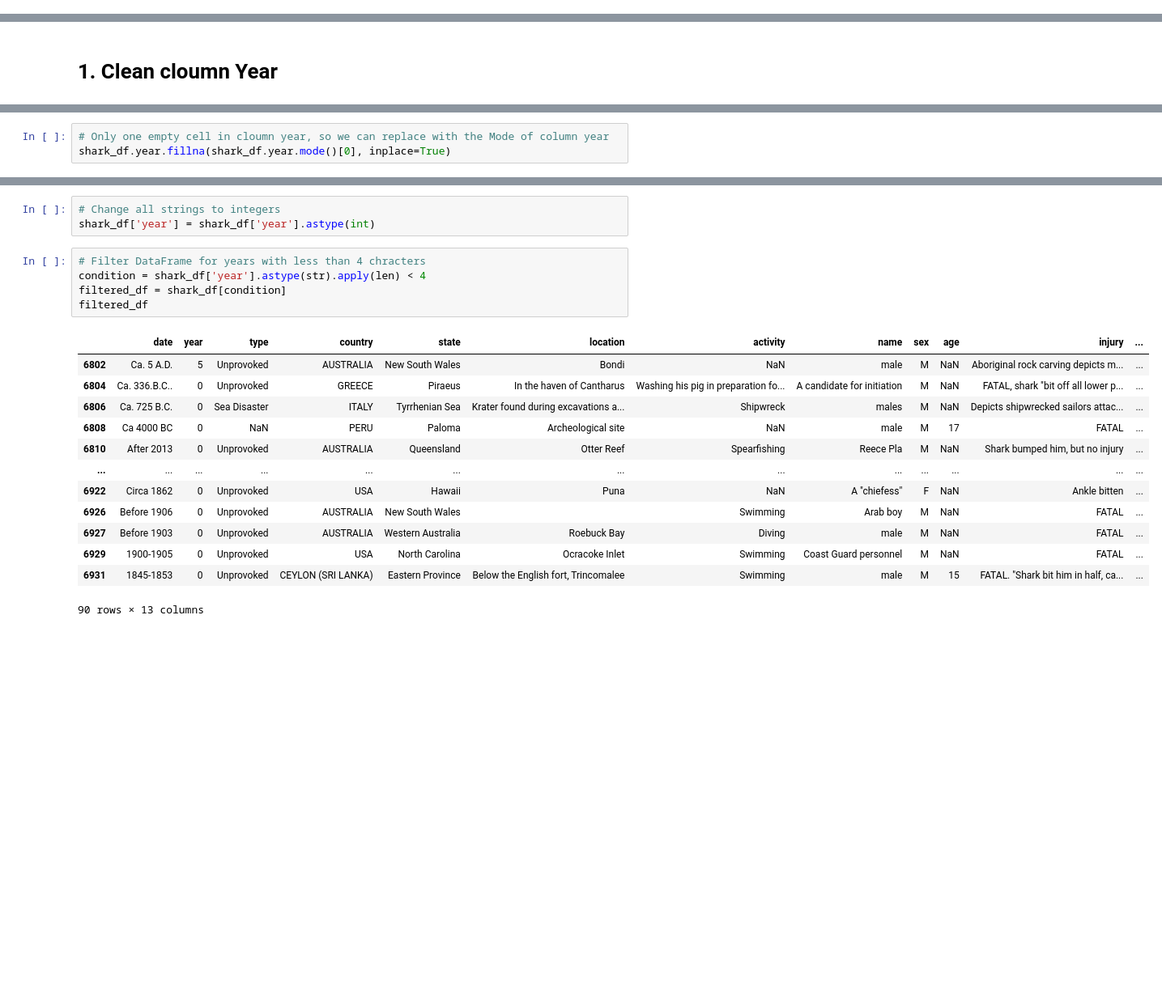
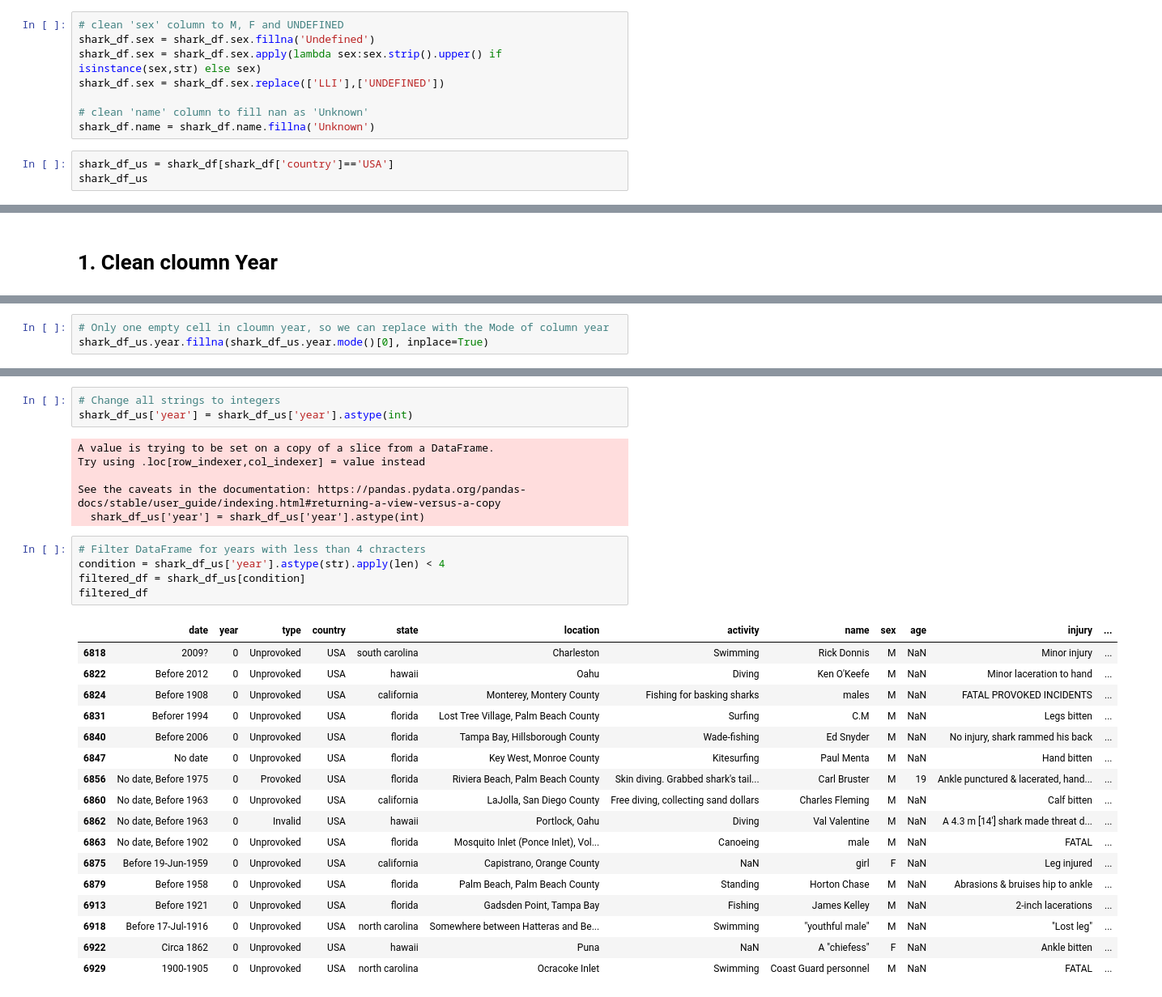
Before and after one commit to johann1043/Shark-Attacks, a Jupyter notebook: Shark-Attacks.ipynb, the cells around one changed output, grey strips where cells are left out. Shown: that part at 81% size. Drawn from its saved outputs; the diff is of its cells as text; blank space fills up the shorter version.

```diff
--- a/Shark-Attacks.ipynb
+++ b/Shark-Attacks.ipynb
@@ -24,0 +145,11 @@ Index(['date', 'year', 'type', 'country', 'state', 'location', 'activity',
+# %%
+# clean 'sex' column to M, F and UNDEFINED
+shark_df.sex = shark_df.sex.fillna('Undefined')
+shark_df.sex = shark_df.sex.apply(lambda sex:sex.strip().upper() if isinstance(sex,str) else sex)
+shark_df.sex = shark_df.sex.replace(['LLI'],['UNDEFINED'])
+
+# clean 'name' column to fill nan as 'Unknown'
+shark_df.name = shark_df.name.fillna('Unknown')
+# %%
+shark_df_us = shark_df[shark_df['country']=='USA']
+shark_df_us
@@ -32,3 +195,3 @@ shark_df['year'].isna().sum()
 # %%
 # Only one empty cell in cloumn year, so we can replace with the Mode of column year
-shark_df.year.fillna(shark_df.year.mode()[0], inplace=True)
+shark_df_us.year.fillna(shark_df_us.year.mode()[0], inplace=True)
@@ -56,24 +224,34 @@ array([2024., 2023., 2022., 2021., 2020., 2019., 2018., 2017., 2016.,
 # %%
 # Change all strings to integers
-shark_df['year'] = shark_df['year'].astype(int)
+shark_df_us['year'] = shark_df_us['year'].astype(int)
+# %% [output]
+A value is trying to be set on a copy of a slice from a DataFrame.
+Try using .loc[row_indexer,col_indexer] = value instead
+
+See the caveats in the documentation: https://pandas.pydata.org/pandas-docs/stable/user_guide/indexing.html#returning-a-view-versus-a-copy
+  shark_df_us['year'] = shark_df_us['year'].astype(int)
 # %%
 # Filter DataFrame for years with less than 4 chracters
-condition = shark_df['year'].astype(str).apply(len) < 4
-filtered_df = shark_df[condition]
+condition = shark_df_us['year'].astype(str).apply(len) < 4
+filtered_df = shark_df_us[condition]
 filtered_df
 # %% [output]
 |  | date | year | type | country | state | location | activity | name | sex | age | injury | ... |
-| 6802 | Ca. 5 A.D. | 5 | Unprovoked | AUSTRALIA | New South Wales | Bondi | NaN | male | M | NaN | Aboriginal rock carving depicts m... | ... |
-| 6804 | Ca. 336.B.C.. | 0 | Unprovoked | GREECE | Piraeus | In the haven of Cantharus | Washing his pig in preparation fo... | A candidate for initiation | M | NaN | FATAL, shark "bit off all lower p... | ... |
-| 6806 | Ca. 725 B.C. | 0 | Sea Disaster | ITALY | Tyrrhenian Sea | Krater found during excavations a... | Shipwreck | males | M | NaN | Depicts shipwrecked sailors attac... | ... |
-| 6808 | Ca 4000 BC | 0 | NaN | PERU | Paloma | Archeological site | NaN | male | M | 17 | FATAL | ... |
-| 6810 | After 2013 | 0 | Unprovoked | AUSTRALIA | Queensland | Otter Reef | Spearfishing | Reece Pla | M | NaN | Shark bumped him, but no injury | ... |
-| ... | ... | ... | ... | ... | ... | ... | ... | ... | ... | ... | ... | ... |
-| 6922 | Circa 1862 | 0 | Unprovoked | USA | Hawaii | Puna | NaN | A "chiefess" | F | NaN | Ankle bitten | ... |
-| 6926 | Before 1906 | 0 | Unprovoked | AUSTRALIA | New South Wales |  | Swimming | Arab boy | M | NaN | FATAL | ... |
-| 6927 | Before 1903 | 0 | Unprovoked | AUSTRALIA | Western Australia | Roebuck Bay | Diving | male | M | NaN | FATAL | ... |
-| 6929 | 1900-1905 | 0 | Unprovoked | USA | North Carolina | Ocracoke Inlet | Swimming | Coast Guard personnel | M | NaN | FATAL | ... |
-| 6931 | 1845-1853 | 0 | Unprovoked | CEYLON (SRI LANKA) | Eastern Province | Below the English fort, Trincomalee | Swimming | male | M | 15 | FATAL. "Shark bit him in half, ca... | ... |
+| 6818 | 2009? | 0 | Unprovoked | USA | south carolina | Charleston | Swimming | Rick Donnis | M | NaN | Minor injury | ... |
+| 6822 | Before 2012 | 0 | Unprovoked | USA | hawaii | Oahu | Diving | Ken O'Keefe | M | NaN | Minor laceration to hand | ... |
+| 6824 | Before 1908 | 0 | Unprovoked | USA | california | Monterey, Montery County | Fishing for basking sharks | males | M | NaN | FATAL PROVOKED INCIDENTS | ... |
+| 6831 | Beforer 1994 | 0 | Unprovoked | USA | florida | Lost Tree Village, Palm Beach County | Surfing | C.M | M | NaN | Legs bitten | ... |
+| 6840 | Before 2006 | 0 | Unprovoked | USA | florida | Tampa Bay, Hillsborough County | Wade-fishing | Ed Snyder | M | NaN | No injury, shark rammed his back | ... |
+| 6847 | No date | 0 | Unprovoked | USA | florida | Key West, Monroe County | Kitesurfing | Paul Menta | M | NaN | Hand bitten | ... |
+| 6856 | No date, Before 1975 | 0 | Provoked | USA | florida | Riviera Beach, Palm Beach County | Skin diving. Grabbed shark's tail... | Carl Bruster | M | 19 | Ankle punctured & lacerated, hand... | ... |
+| 6860 | No date, Before 1963 | 0 | Unprovoked | USA | california | LaJolla, San Diego County | Free diving, collecting sand dollars | Charles Fleming | M | NaN | Calf bitten | ... |
+| 6862 | No date, Before 1963 | 0 | Invalid | USA | hawaii | Portlock, Oahu | Diving | Val Valentine | M | NaN | A 4.3 m [14'] shark made threat d... | ... |
+| 6863 | No date, Before 1902 | 0 | Unprovoked | USA | florida | Mosquito Inlet (Ponce Inlet), Vol... | Canoeing | male | M | NaN | FATAL | ... |
+| 6875 | Before 19-Jun-1959 | 0 | Unprovoked | USA | california | Capistrano, Orange County | NaN | girl | F | NaN | Leg injured | ... |
+| 6879 | Before 1958 | 0 | Unprovoked | USA | florida | Palm Beach, Palm Beach County | Standing | Horton Chase | M | NaN | Abrasions & bruises hip to ankle | ... |
+| 6913 | Before 1921 | 0 | Unprovoked | USA | florida | Gadsden Point, Tampa Bay | Fishing | James Kelley | M | NaN | 2-inch lacerations | ... |
+| 6918 | Before 17-Jul-1916 | 0 | Unprovoked | USA | north carolina | Somewhere between Hatteras and Be... | Swimming | "youthful male" | M | NaN | "Lost leg" | ... |
+| 6922 | Circa 1862 | 0 | Unprovoked | USA | hawaii | Puna | NaN | A "chiefess" | F | NaN | Ankle bitten | ... |
+| 6929 | 1900-1905 | 0 | Unprovoked | USA | north carolina | Ocracoke Inlet | Swimming | Coast Guard personnel | M | NaN | FATAL | ... |
-90 rows × 13 columns
 # %%
 # Get the unique value of these cells
```
Also changed, not shown: parts of 27 cells of this notebook.
